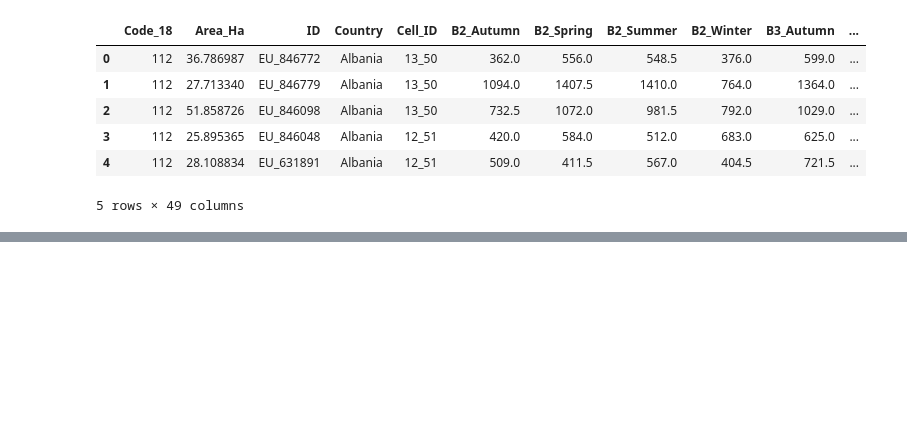
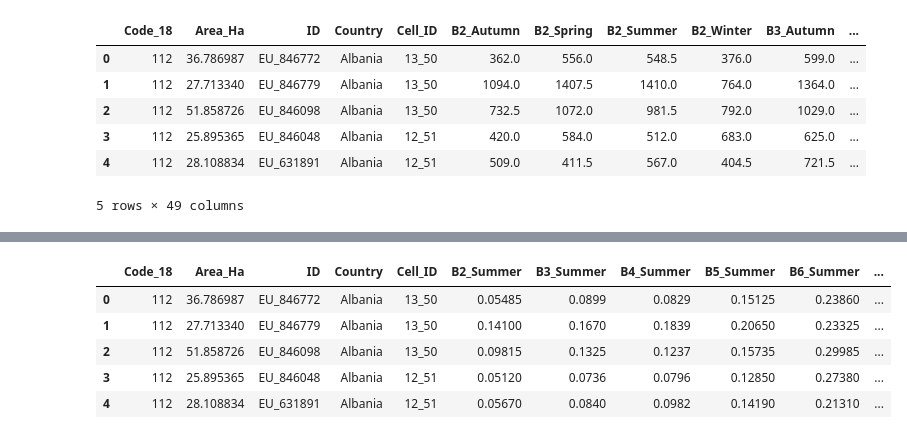
Before and after one commit to geonextgis/Landscape-Classification, a Jupyter notebook: 03_sample_generation_of_corine.ipynb, the cells around one changed output, grey strips where cells are left out. Cells and saved outputs as stored; diff of their text form; code cells hidden in the pictures; blank space fills up the shorter version.

```diff
--- a/03_sample_generation_of_corine.ipynb
+++ b/03_sample_generation_of_corine.ipynb
@@ -443,0 +474,92 @@ sample_df.head()
+# %%
+# Function to calculate pearson correlation across different feature combinations
+def correlation(dataset, threshold):
+    col_corr = set()
+    corr_matrix = dataset.corr()
+    for i in range(len(corr_matrix.columns)):
+        for j in range(i):
+            if abs(corr_matrix.iloc[i, j]) > threshold:
+                colname = corr_matrix.columns[i]
+                col_corr.add(colname)
+    return col_corr
+
+# Function to clip outliers
+def clip_outliers(df, lower=0.01, upper=0.99):
+    """
+    Clip values below the 1st percentile and above the 99th percentile
+    to the 1st and 99th percentile values, respectively.
+    """
+    return df.apply(lambda x: x.clip(lower=x.quantile(lower), upper=x.quantile(upper)), axis=0)
+# %%
+final_info = sample_df[['Code_18', 'Area_Ha', 'ID', 'Country', 'Cell_ID']]
+seasons = ['Summer', 'Autumn', 'Winter', 'Spring']
+corr_features_all = []
+
+for season in seasons:
+    season_cols_s2 = [f'{col}_{season}' for col in s2_band_names]
+    season_cols_s1 = [f'{col}_{season}' for col in s1_band_names]
+
+    season_df_s2 = sample_df[season_cols_s2] * 0.0001
+    season_df_s1 = sample_df[season_cols_s1]
+
+    # Sample band values (arrays or scalars are supported)
+    col_params = {
+        'B': season_df_s2[f'B2_{season}'], # Blue
+        'G': season_df_s2[f'B3_{season}'], # Green
+        'R': season_df_s2[f'B4_{season}'], # Red
+        'RE1': season_df_s2[f'B5_{season}'], # Red Edge 1
+        'RE2': season_df_s2[f'B6_{season}'], # Red Edge 2
+        'RE3': season_df_s2[f'B7_{season}'], # Red Edge 3
+        'N': season_df_s2[f'B8_{season}'], # NIR
+        'S1': season_df_s2[f'B11_{season}'], # SWIR 1
+        'S2': season_df_s2[f'B12_{season}'], # SWIR 2
+        'VH': season_df_s1[f'VH_{season}'], # VH
+        'VV': season_df_s1[f'VV_{season}'] # VV
+    }
+
+    col_params.update({
+        'L': 0.5,        # Used in SAVI, IBI, GSAVI, etc.
+        'g': 2.5,        # Used in EVI, EVI2,
+        'C1': 6,         # EVI,
+        'C2': 7.5,       # EVI
+        'gamma': 1.0,    # ARVI, IAVI
+        'alpha': 0.1,    # WDRVI, NDPI
+        'sla': 1.0,      # TSAVI, ATSAVI, WDVI
+        'kNN': 0.3,      # For kernel-based indices like kNDVI
+        'A': 0.1,        # Some vegetation indices
+        'epsilon': 0.95, # EBI
+        'PAR': 0.2       # Photosynthetically active radiation
+    })
+
+    # Get all valid index names
+    index_names = list(spyndex.indices.keys())
+
+    # Store results
+    results = {}
+
+    # Loop and compute only indices that can be calculated with the given params
+    for index in index_names:
+        try:
+            result = spyndex.computeIndex(index=index, params=col_params)
+            results[f'{index}_{season}'] = result
+        except Exception as e:
+            # Optionally print skipped index
+            print(f"Skipped {index}: {e}")
+
+    # Convert to DataFrame
+    indices_df = pd.DataFrame(results)
+
+    # Clip outliers in indices
+    indices_df = clip_outliers(indices_df)
+
+    # Remove highly correlated features
+    corr_features = correlation(indices_df, threshold=0.90)
+    corr_features = list(corr_features)
+    print('Number of highly correlated features:', len(corr_features))
+    corr_features_all.extend(list(corr_features))
+
+    final_info = pd.concat((final_info, season_df_s2, season_df_s1, indices_df), axis=1)
+
+print(final_info.shape)
+final_info.head()
+# %% [output]
@@ -443,0 +583,6 @@ sample_df.head()
+|  | Code_18 | Area_Ha | ID | Country | Cell_ID | B2_Summer | B3_Summer | B4_Summer | B5_Summer | B6_Summer | ... |
+| 0 | 112 | 36.786987 | EU_846772 | Albania | 13_50 | 0.05485 | 0.0899 | 0.0829 | 0.15125 | 0.23860 | ... |
+| 1 | 112 | 27.713340 | EU_846779 | Albania | 13_50 | 0.14100 | 0.1670 | 0.1839 | 0.20650 | 0.23325 | ... |
+| 2 | 112 | 51.858726 | EU_846098 | Albania | 13_50 | 0.09815 | 0.1325 | 0.1237 | 0.15735 | 0.29985 | ... |
+| 3 | 112 | 25.895365 | EU_846048 | Albania | 12_51 | 0.05120 | 0.0736 | 0.0796 | 0.12850 | 0.27380 | ... |
+| 4 | 112 | 28.108834 | EU_631891 | Albania | 12_51 | 0.05670 | 0.0840 | 0.0982 | 0.14190 | 0.21310 | ... |
```
Also changed, not shown: parts of 9 cells of this notebook.
